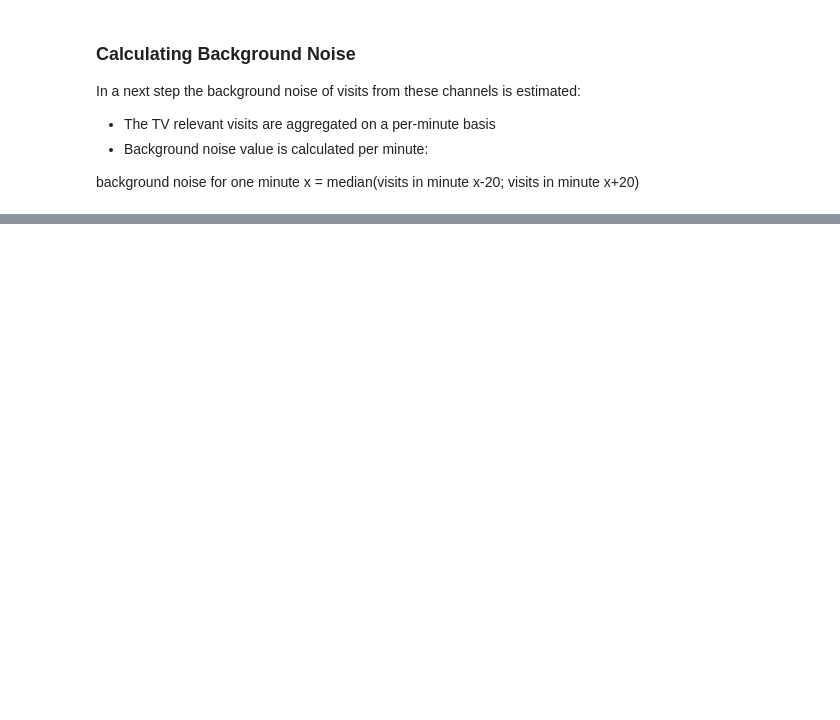
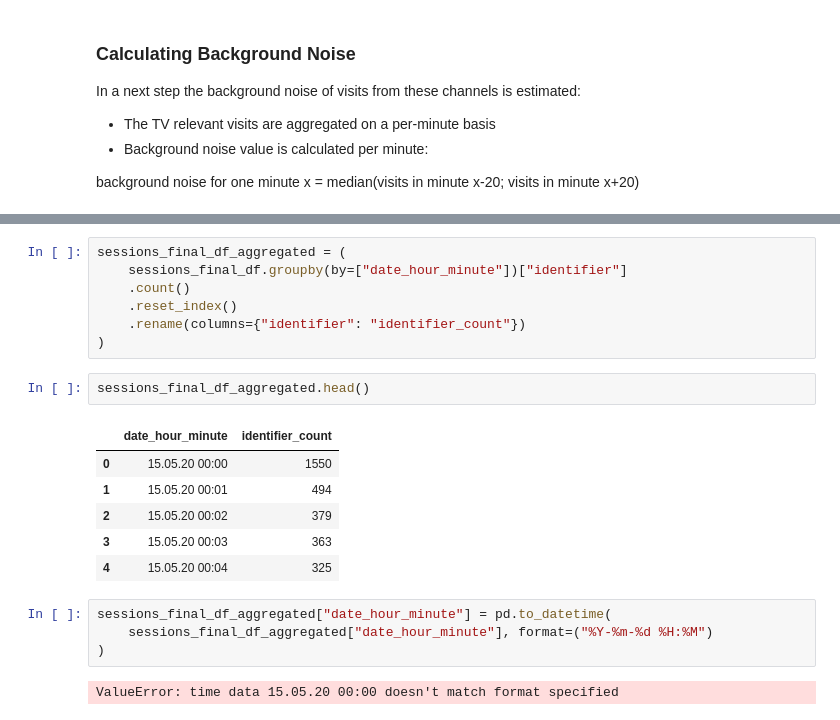
Before and after one commit to ElifKarakutukDinc/e-commerce_tv_spot_attribution_analysis, a Jupyter notebook: EDA.ipynb, the cells around one changed output, grey strips where cells are left out. Cells and saved outputs as stored; diff of their text form; blank space fills up the shorter version.

```diff
--- a/EDA.ipynb
+++ b/EDA.ipynb
@@ -171,0 +169,22 @@ tv_show_spot_df.head()
+# %%
+sessions_final_df_aggregated = (
+    sessions_final_df.groupby(by=["date_hour_minute"])["identifier"]
+    .count()
+    .reset_index()
+    .rename(columns={"identifier": "identifier_count"})
+)
+# %%
+sessions_final_df_aggregated.head()
+# %% [output]
+|  | date_hour_minute | identifier_count |
+| 0 | 15.05.20 00:00 | 1550 |
+| 1 | 15.05.20 00:01 | 494 |
+| 2 | 15.05.20 00:02 | 379 |
+| 3 | 15.05.20 00:03 | 363 |
+| 4 | 15.05.20 00:04 | 325 |
+# %%
+sessions_final_df_aggregated["date_hour_minute"] = pd.to_datetime(
+    sessions_final_df_aggregated["date_hour_minute"], format=("%Y-%m-%d %H:%M")
+)
+# %% [output]
+ValueError: time data 15.05.20 00:00 doesn't match format specified
```
Also changed, not shown: parts of 5 cells of this notebook.
